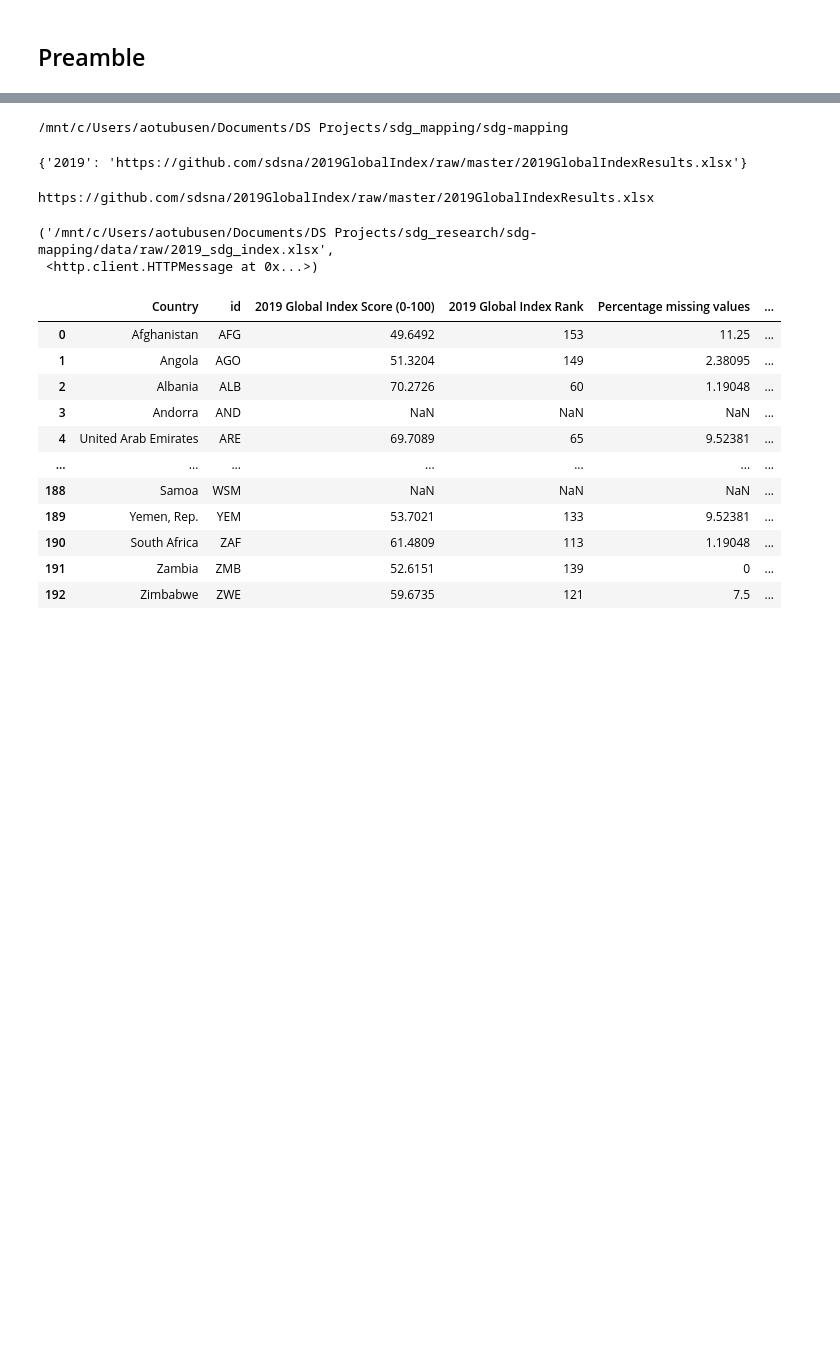
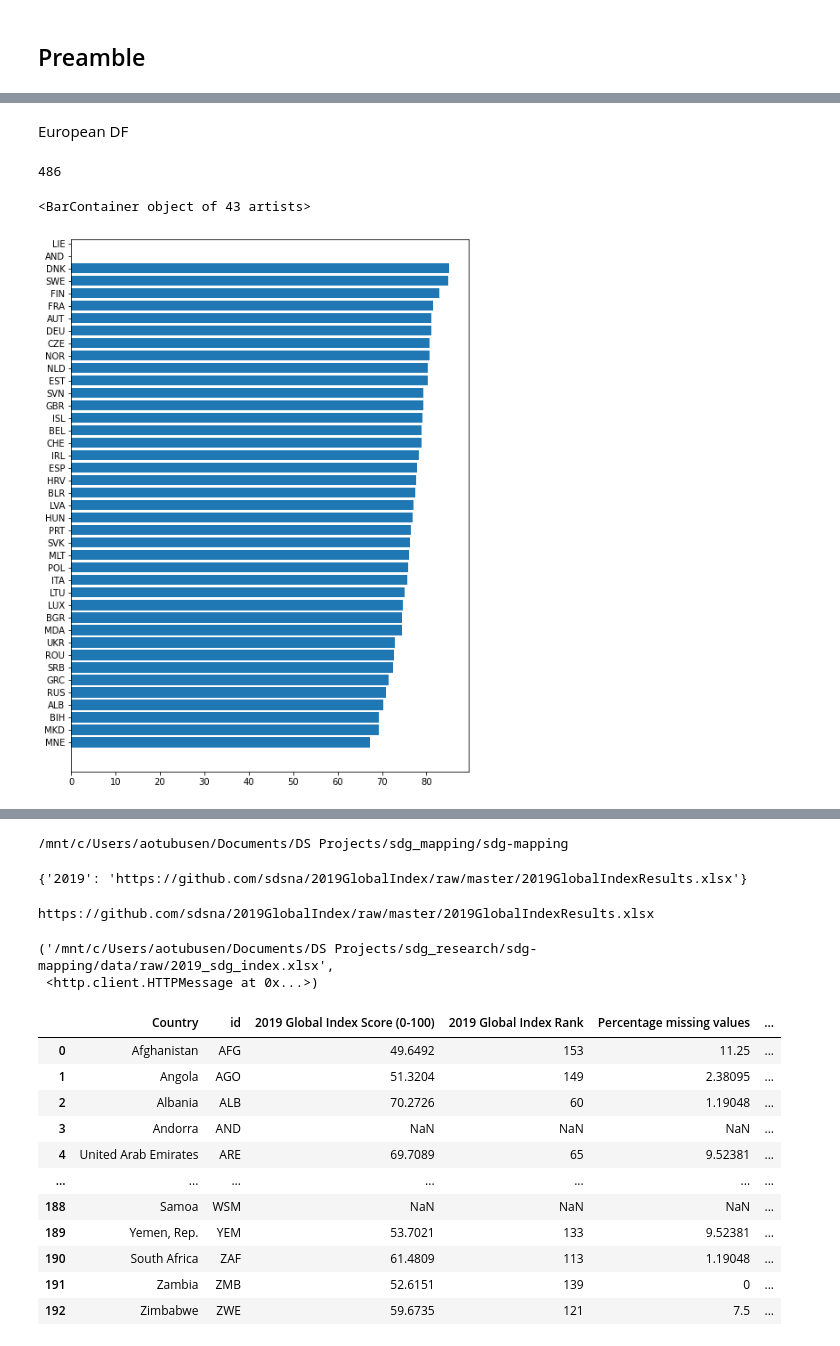
Before and after one commit to nestauk/sdg-mapping, a Jupyter notebook: notebooks/dev/SDG_index.ipynb, the cells around one changed output, grey strips where cells are left out. Cells and saved outputs as stored; diff of their text form; code cells hidden in the pictures; blank space fills up the shorter version.

Commit message:
Update in SDG index analysis

```diff
--- a/notebooks/dev/SDG_index.ipynb
+++ b/notebooks/dev/SDG_index.ipynb
@@ -15,0 +28,37 @@ from sdg_mapping.utils.misc_utils import fetch
+# %% [markdown]
+European DF
+# %%
+europe_df = clean_df[clean_df['un_region_name'] == 'Europe']
+# %%
+score_columns = [
+    'country', '2019_global_index_score_(0-100)', 'regional_score_(0-100)',
+    'goal_1_score', 'goal_2_score', 'goal_3_score', 'goal_4_score',
+    'goal_5_score', 'goal_6_score', 'goal_7_score', 'goal_8_score',
+    'goal_9_score', 'goal_10_score', 'goal_11_score', 'goal_12_score',
+    'goal_13_score', 'goal_14_score', 'goal_15_score', 'goal_16_score',
+    'goal_17_score', 'goal_1_regional_score', 'goal_2_regional_score',
+    'goal_3_regional_score', 'goal_4_regional_score', 'goal_5_regional_score',
+    'goal_6_regional_score', 'goal_7_regional_score', 'goal_8_regional_score',
+    'goal_9_regional_score', 'goal_10_regional_score', 'goal_11_regional_score',
+    'goal_12_regional_score', 'goal_13_regional_score', 'goal_14_regional_score',
+    'goal_15_regional_score', 'goal_16_regional_score', 'goal_17_regional_score'
+]
+len(clean_df.columns)
+# %% [output]
+486
+# %%
+europe_df.head()
+europe_df.set_index(['id'], inplace=True)
+# %%
+# clean_df.columns[-50:]
+# all regional scores available
+europe_scores = europe_df[score_columns]
+# %%
+x = europe_scores['2019_global_index_score_(0-100)'].sort_values(ascending= True)
+plt.figure(figsize=(8,11
+                   ))
+plt.barh(x.index, x.values)
+# # europe_scores['2019_global_index_score_(0-100)'].plot(kind='barh')
+# %% [output]
+<BarContainer object of 43 artists>
+[figure, added]
```
Also changed, not shown: parts of 7 cells of this notebook, 1 other file.
